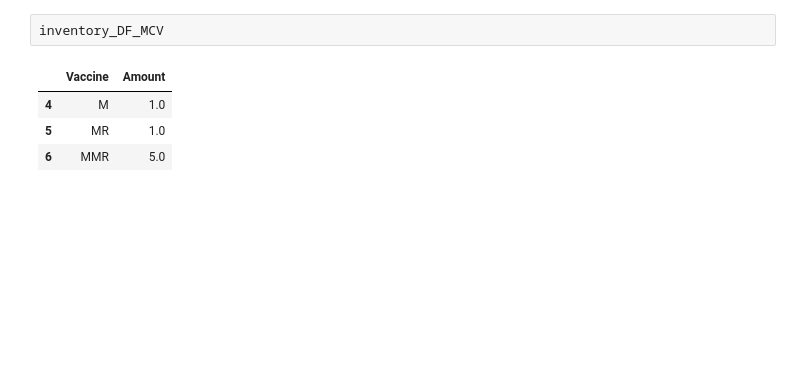
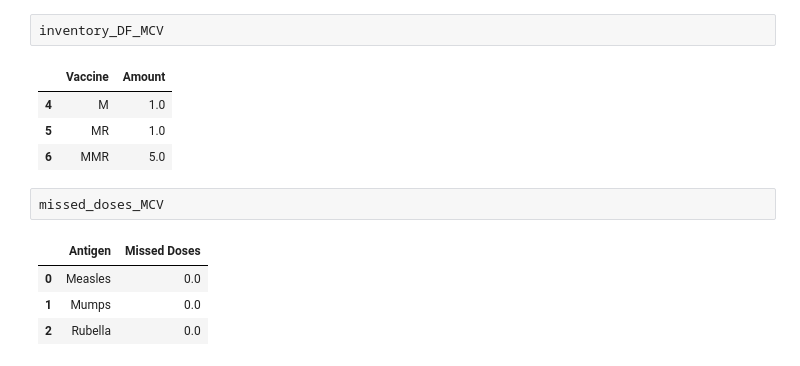
Before and after one commit to nuhorchak/Vaccine_Tender, a Jupyter notebook: Heuristic/Small_scale_testing.ipynb, the cells around one changed output. Drawn from its saved outputs; the diff is of its cells as text; blank space fills up the shorter version.

```diff
--- a/Heuristic/Small_scale_testing.ipynb
+++ b/Heuristic/Small_scale_testing.ipynb
@@ -455,3 +468,10 @@ inventory_DF_MCV
 | 4 | M | 1.0 |
 | 5 | MR | 1.0 |
 | 6 | MMR | 5.0 |
+# %%
+missed_doses_MCV
+# %% [output]
+|  | Antigen | Missed Doses |
+| 0 | Measles | 0.0 |
+| 1 | Mumps | 0.0 |
+| 2 | Rubella | 0.0 |
```
Also changed, not shown: parts of 12 cells of this notebook, 10 other files.
